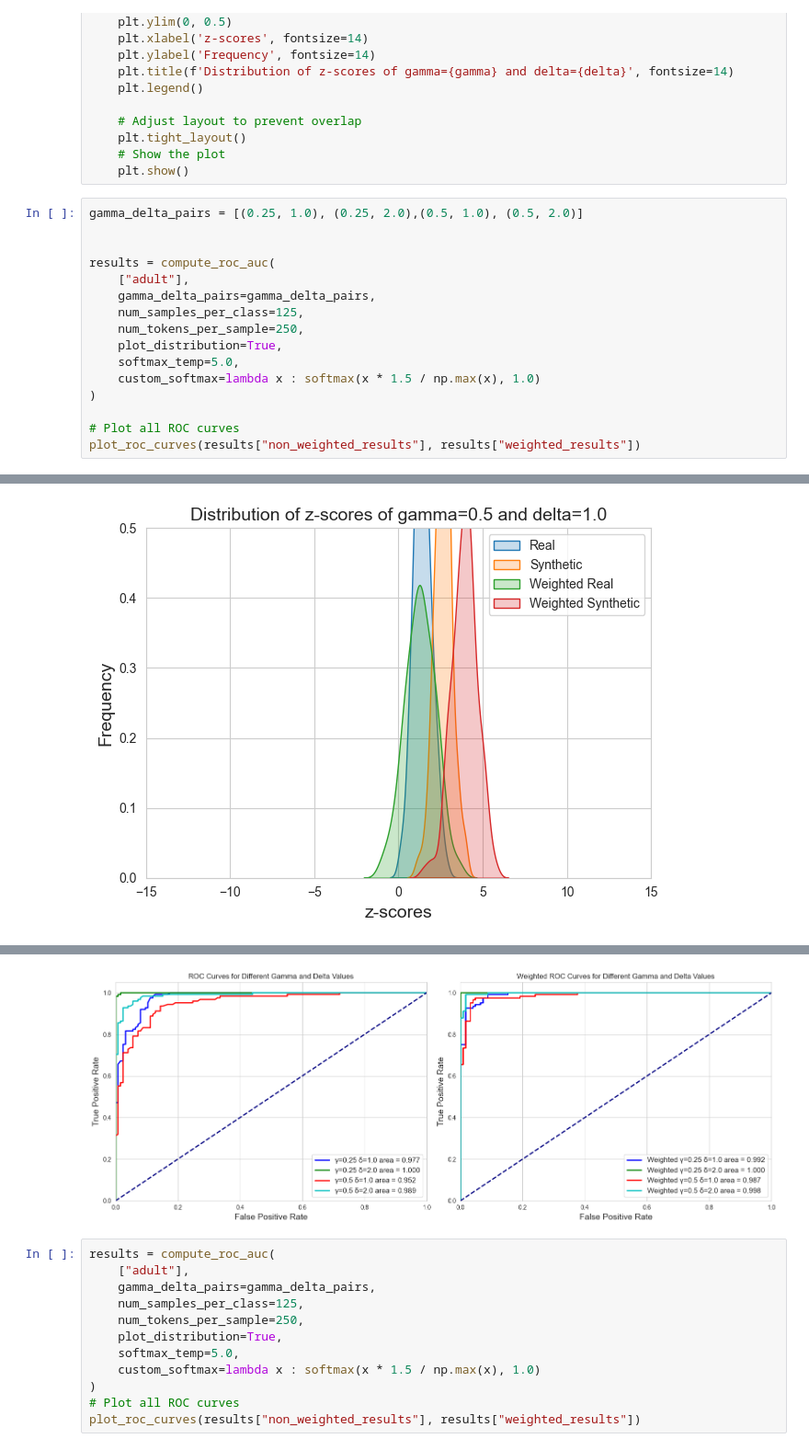
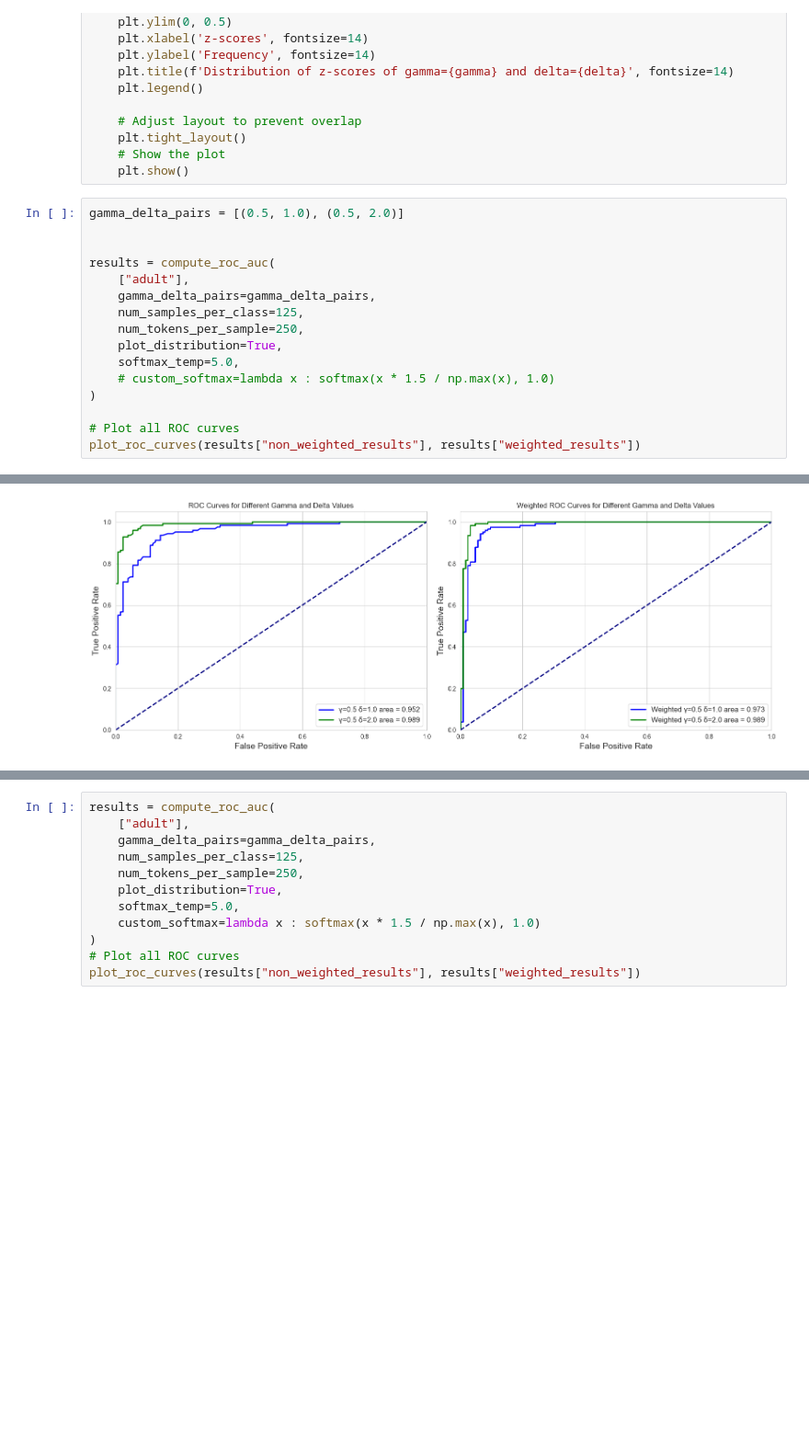
Before and after one commit to blueminh/t-rest, a Jupyter notebook: evaluation/synthcity.ipynb, the cells around one changed output, grey strips where cells are left out. Shown: that part at 92% size. Cells and saved outputs as stored; diff of their text form; blank space fills up the shorter version.

```diff
--- a/evaluation/synthcity.ipynb
+++ b/evaluation/synthcity.ipynb
@@ -367,7 +367,7 @@ def plot_z_score_distribution(real_scores, gen_scores, gamma, delta, weighted_re
     # Show the plot
     plt.show()
 # %%
-gamma_delta_pairs = [(0.25, 1.0), (0.25, 2.0),(0.5, 1.0), (0.5, 2.0)]
+gamma_delta_pairs = [(0.5, 1.0), (0.5, 2.0)]
 
 
 results = compute_roc_auc(
@@ -377,7 +377,7 @@ results = compute_roc_auc(
     num_tokens_per_sample=250,
     plot_distribution=True,
     softmax_temp=5.0,
-    custom_softmax=lambda x : softmax(x * 1.5 / np.max(x), 1.0)
+    # custom_softmax=lambda x : softmax(x * 1.5 / np.max(x), 1.0)
 )
 
 # Plot all ROC curves
@@ -388 +388 @@ plot_roc_curves(results["non_weighted_results"], results["weighted_results"])
-[figure, old version]
+[figure, new version]
@@ -390,4 +389,3 @@ plot_roc_curves(results["non_weighted_results"], results["weighted_results"])
-[figure, removed]
 # %%
 results = compute_roc_auc(
     ["adult"],
```
Also changed, not shown: parts of 1 cell of this notebook, 1 other file.
